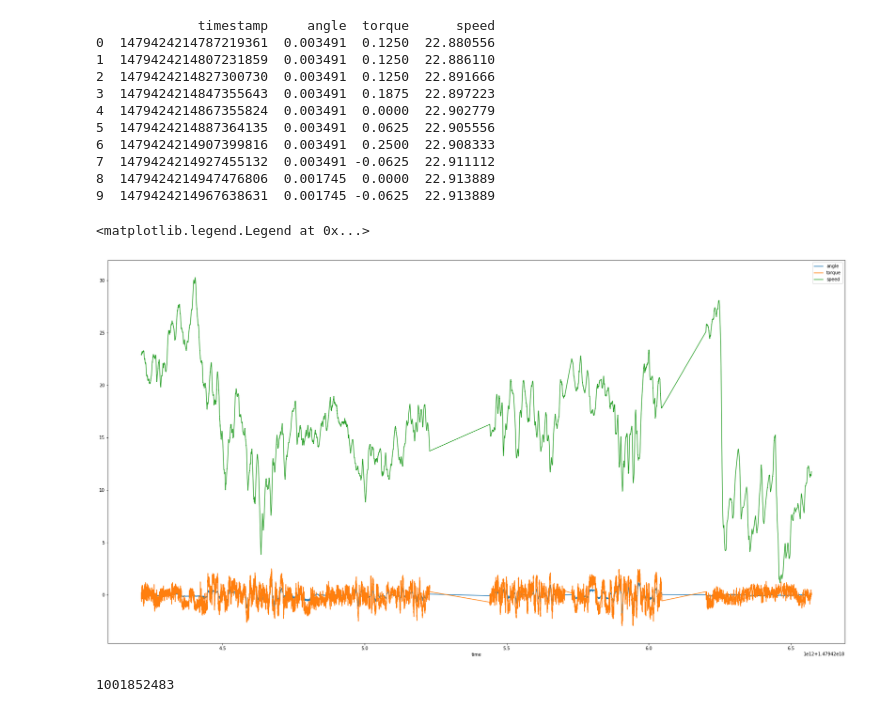
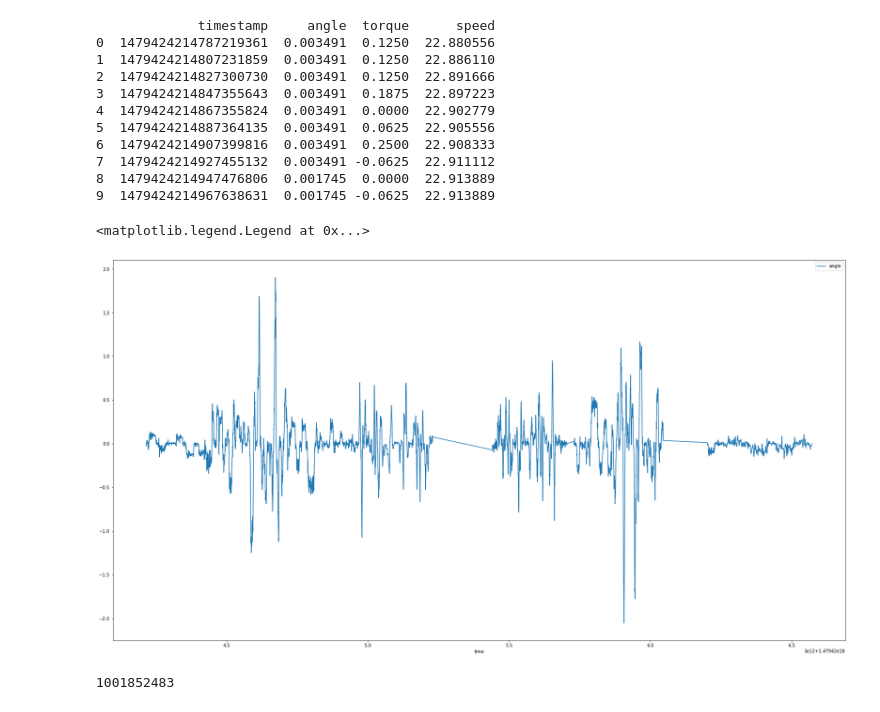
Before and after one commit to Taylor-Swift1/steering, a Jupyter notebook: Untitled.ipynb, the cells around one changed output. Saved outputs shown, nothing was run; the diff lists cells and outputs as text; code cells hidden in the pictures.

```diff
--- a/Untitled.ipynb
+++ b/Untitled.ipynb
@@ -25,12 +25,10 @@ print(csvfile.head(10))
 # %%
 plot.figure(figsize=(30,16))
 plot.plot(csvfile.timestamp, csvfile.angle,label='angle')
 plot.xlabel("time")
-plot.plot(csvfile.timestamp, csvfile.torque,label="torque")
-plot.plot(csvfile.timestamp, csvfile.speed, label='speed')
 plot.legend()
 # %% [output]
 <matplotlib.legend.Legend at 0x...>
-[figure, old version]
+[figure, new version]
 # %%
 angle = csvfile.angle
```
Also changed, not shown: parts of 32 cells of this notebook.
